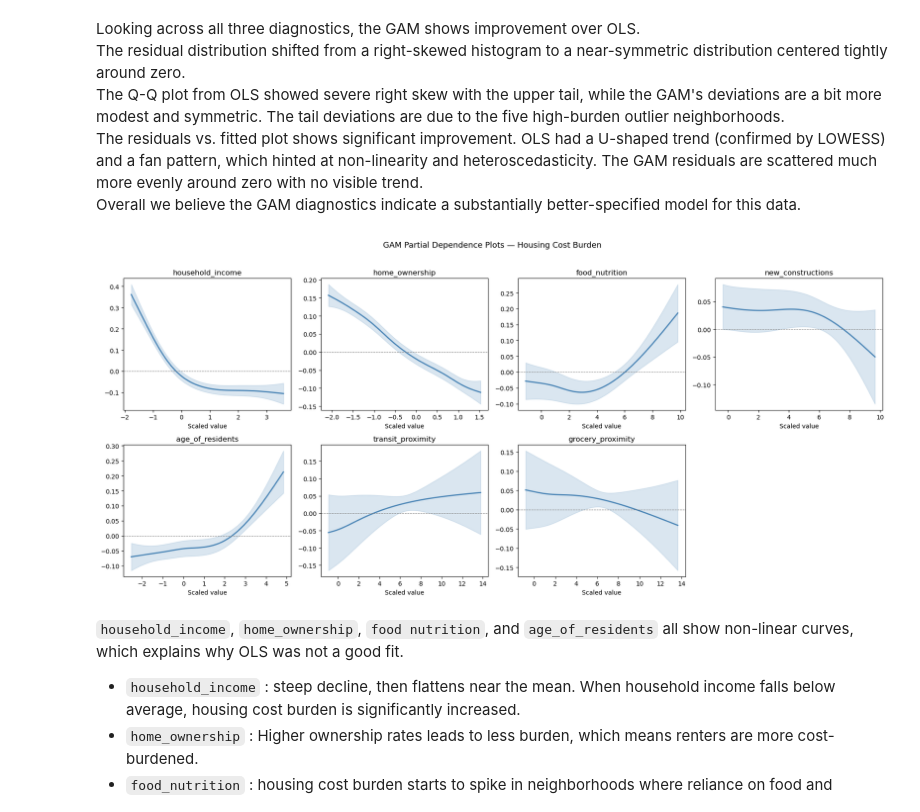
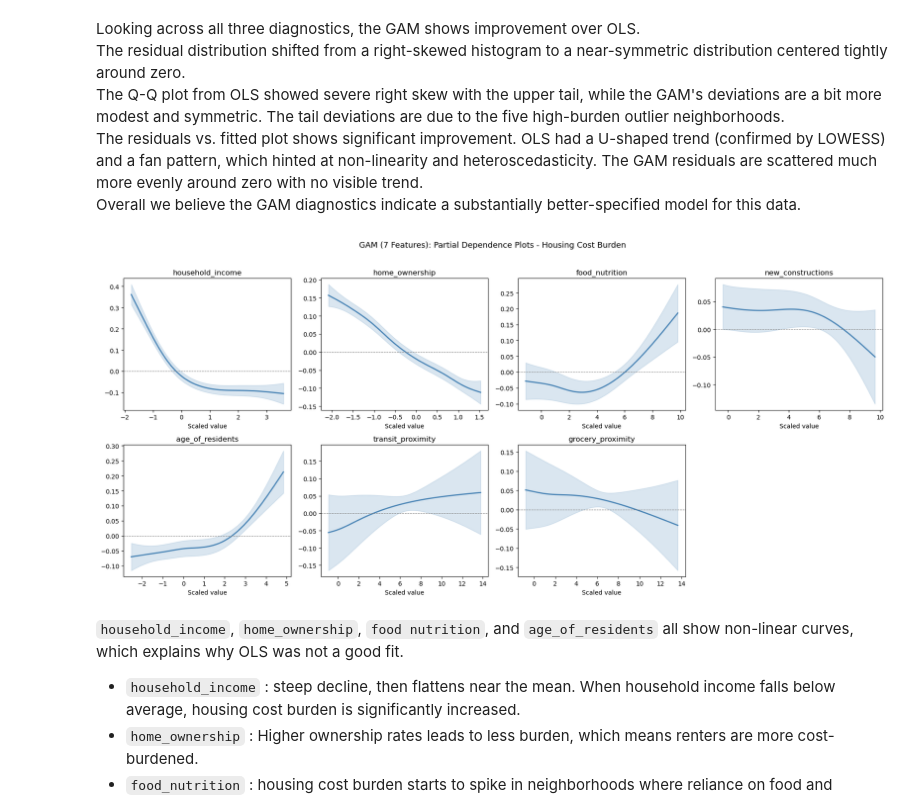
Before and after one commit to teseri86/Charlotte_Housing_Project, a Jupyter notebook: notebooks/housing_cost_burden_model.ipynb, the cells around one changed output. Saved outputs shown, nothing was run; the diff lists cells and outputs as text; code cells hidden in the pictures.

```diff
--- a/notebooks/housing_cost_burden_model.ipynb
+++ b/notebooks/housing_cost_burden_model.ipynb
@@ -427,30 +428,30 @@ The residual distribution shifted from a right-skewed histogram to a near-symmet
 # %%
 # partial dependence plots for each feature
 feature_names = ["household_income", "home_ownership", "food_nutrition",
                  "new_constructions", "age_of_residents",
                  "transit_proximity", "grocery_proximity"]
 
 fig, axes = plt.subplots(2, 4, figsize=(18, 8))
 axes = axes.flatten()
 
 for i, (ax, name) in enumerate(zip(axes, feature_names)):
     XX = gam.generate_X_grid(term=i)
     ax.plot(XX[:, i], gam.partial_dependence(term=i, X=XX), color="steelblue", lw=2)
     ax.plot(XX[:, i], gam.partial_dependence(term=i, X=XX, width=0.95)[1],
             color="steelblue", alpha=0.2, lw=0)
     ax.fill_between(XX[:, i],
                     *gam.partial_dependence(term=i, X=XX, width=0.95)[1].T,
                     alpha=0.2, color="steelblue")
     ax.set_title(name)
     ax.set_xlabel("Scaled value")
     ax.axhline(y=0, color="gray", linestyle="--", lw=0.8)
 
 axes[-1].set_visible(False)  # hide the empty 8th subplot
-plt.suptitle("GAM Partial Dependence Plots — Housing Cost Burden", fontsize=13, y=1.02)
+plt.suptitle("GAM (7 Features): Partial Dependence Plots - Housing Cost Burden", fontsize=13, y=1.02)
 plt.tight_layout()
 plt.show()
 # %% [output]
-[figure, old version]
+[figure, new version]
 # %% [markdown]
 `household_income`, `home_ownership`, `food nutrition`, and `age_of_residents` all show non-linear curves, which explains why OLS was not a good fit.
 
```
Also changed, not shown: parts of 18 cells of this notebook, 7 other files.
